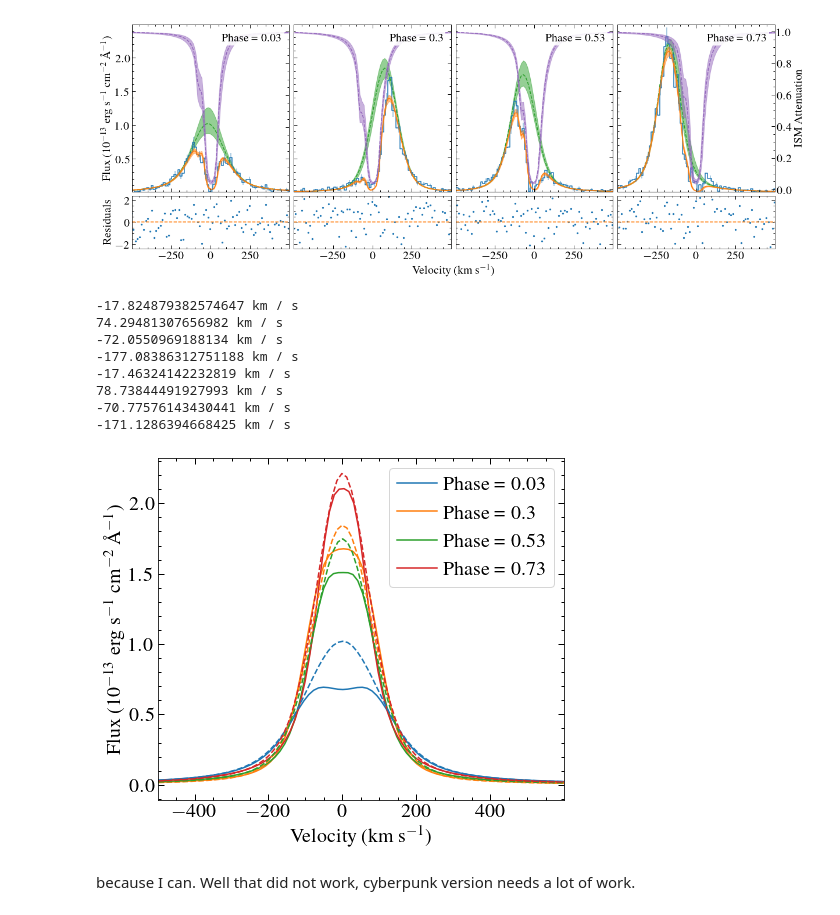
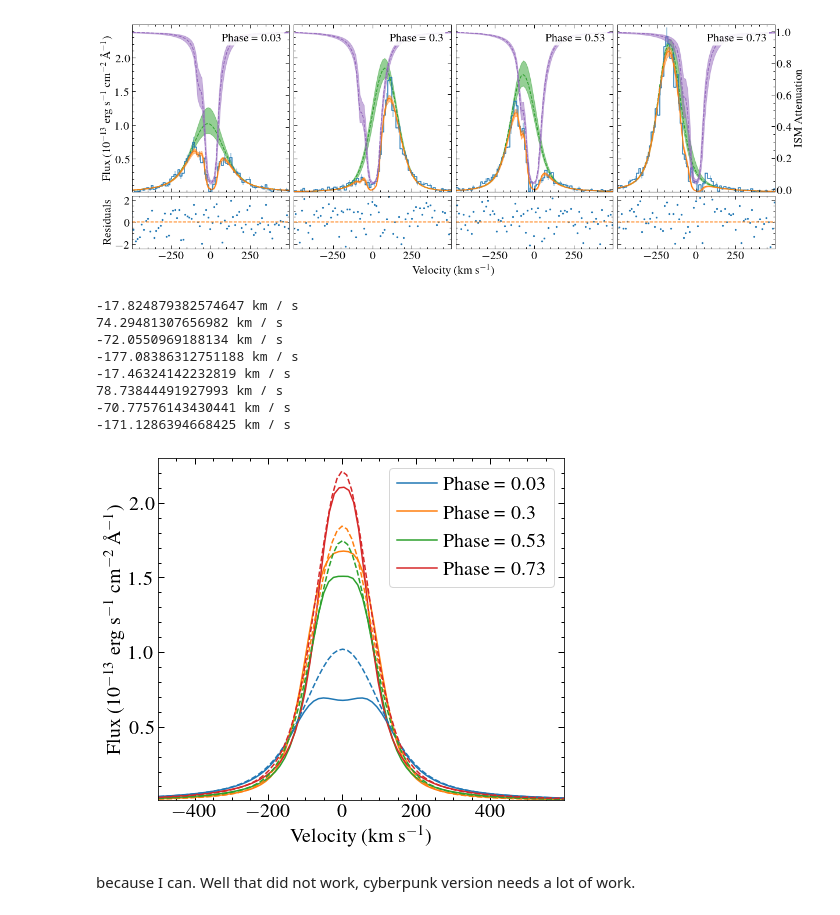
Before and after one commit to davidjwilson/pceb, a Jupyter notebook: eg_uma/eg_uma_lya_results.ipynb, the cells around one changed output. Cells and saved outputs as stored; diff of their text form; code cells hidden in the pictures.

Commit message:
eg uma plots

```diff
--- a/eg_uma/eg_uma_lya_results.ipynb
+++ b/eg_uma/eg_uma_lya_results.ipynb
@@ -245,34 +245,36 @@ plt.savefig('plots/eg_uma_lya_fit_nosr.pdf')
 # %%
 plt.figure(figsize=(7,6))
 for i, spec in enumerate(sr_specs_phase):
     data = Table.read(spec)
     v_ly = data['vs_n value'][2]*u.km/u.s
     print(v_ly)
     v = (data['wave_lya']*u.AA).to(u.km/u.s,  equivalencies=u.doppler_optical(lya*u.AA))
     plt.plot(v-v_ly, data['lya_intrinsic_median']*fscale, label='Phase = {}'.format(phase_sort[i]))
 
 plt.gca().set_prop_cycle(None)
 for i, spec in enumerate(nosr_specs_phase):
     data = Table.read(spec)
     v_ly = data['vs_n value'][2]*u.km/u.s
     print(v_ly)
     v = (data['wave_lya']*u.AA).to(u.km/u.s,  equivalencies=u.doppler_optical(lya*u.AA))
     plt.plot(v-v_ly, data['lya_intrinsic_median']*fscale, ls='--')
 plt.xlim(-499, 599)
+plt.ylim(0.01, 2.3)
 plt.legend(frameon=True)
 plt.ylabel('Flux (10$^{-13}$ erg s$^{-1}$ cm$^{-2}$ \AA$^{-1}$)', size=20)
 plt.xlabel('Velocity (km s$^{-1}$)', size=20)
 plt.tight_layout()
+plt.savefig('plots/intrinsic_ly_all.pdf')
 # %% [output]
 -17.824879382574647 km / s
 74.29481307656982 km / s
 -72.0550969188134 km / s
 -177.08386312751188 km / s
 -17.46324142232819 km / s
 78.73844491927993 km / s
 -70.77576143430441 km / s
 -171.1286394668425 km / s
-[figure, old version]
+[figure, new version]
 # %% [markdown]
 because I can. Well that did not work, cyberpunk version needs a lot of work.
 # %%
```
Also changed, not shown: parts of 7 cells of this notebook, 2 other files.
